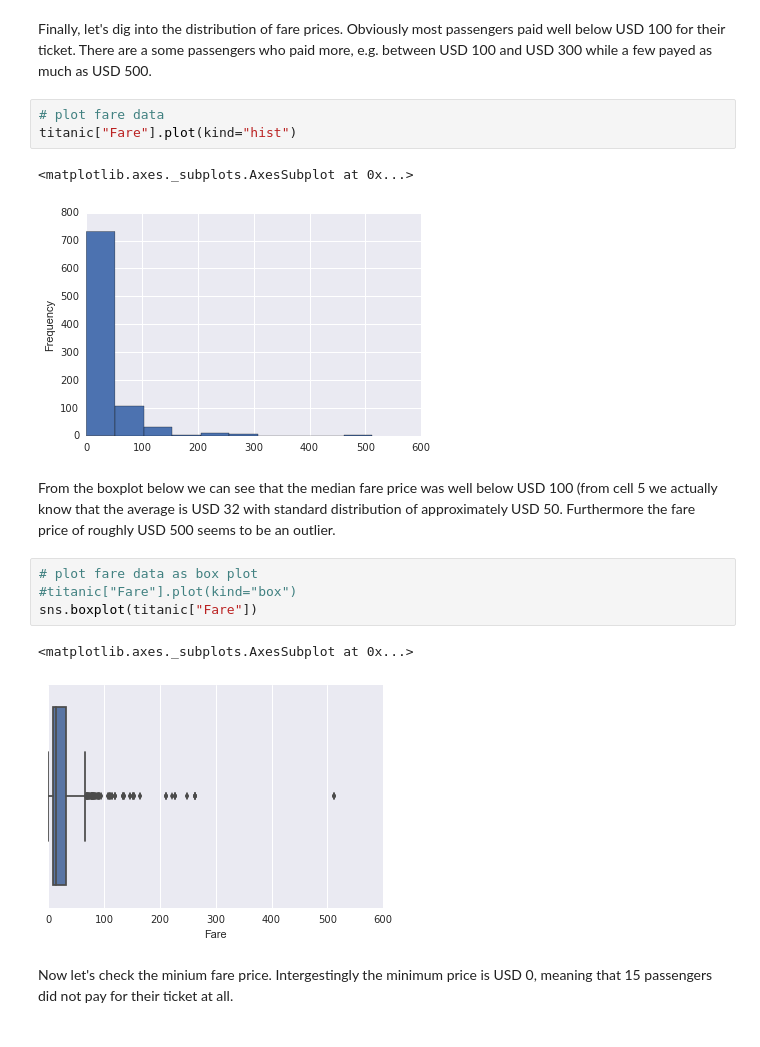
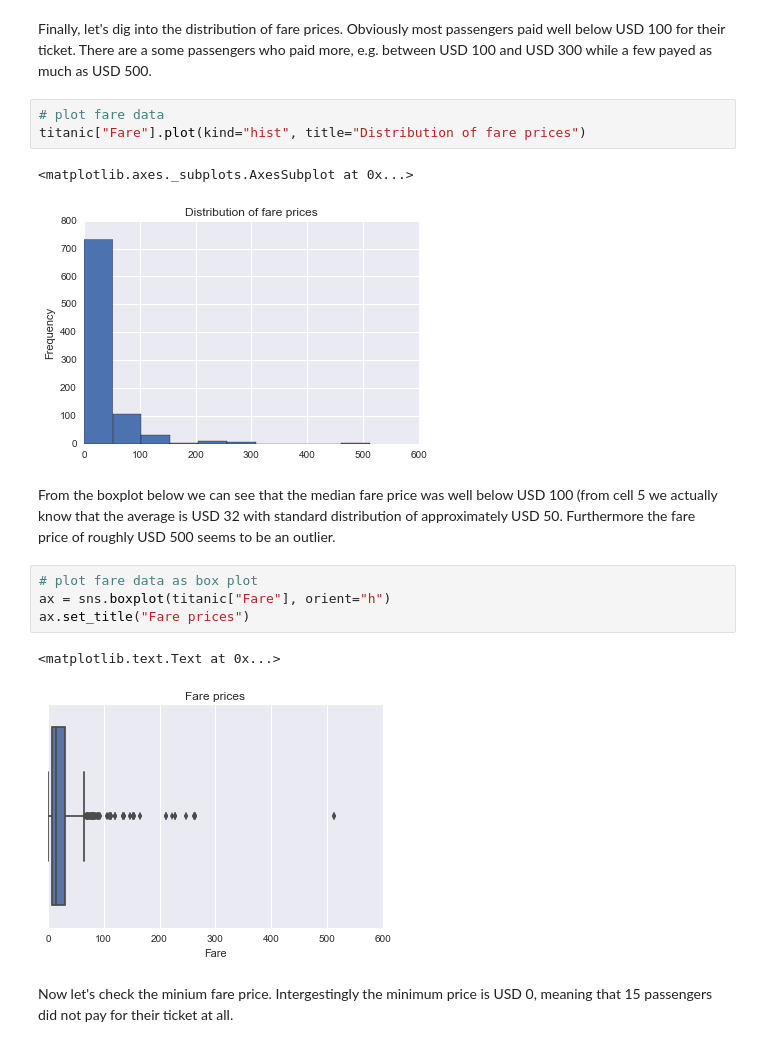
Before and after one commit to slangenbach/udacity-da-nanodegree, a Jupyter notebook: p2/P2_Analysis_and_Report.ipynb, the cells around one changed output. Cells and saved outputs as stored; diff of their text form.

Commit message:
Updated project 2
Added binning and dummies as well as advanced visualization

```diff
--- a/p2/P2_Analysis_and_Report.ipynb
+++ b/p2/P2_Analysis_and_Report.ipynb
@@ -235,19 +228,19 @@ Information for max values of Parch:
 Finally, let's dig into the distribution of fare prices. Obviously most passengers paid well below USD 100 for their ticket. There are a some passengers who paid more, e.g. between USD 100 and USD 300 while a few payed as much as USD 500.
 # %%
 # plot fare data
-titanic["Fare"].plot(kind="hist")
+titanic["Fare"].plot(kind="hist", title="Distribution of fare prices")
 # %% [output]
 <matplotlib.axes._subplots.AxesSubplot at 0x...>
-[figure, old version]
+[figure, new version]
 # %% [markdown]
 From the boxplot below we can see that the median fare price was well below USD 100 (from cell 5 we actually know that the average is USD 32 with standard distribution of approximately USD 50. Furthermore the fare price of roughly USD 500 seems to be an outlier.
 # %%
 # plot fare data as box plot
-#titanic["Fare"].plot(kind="box")
-sns.boxplot(titanic["Fare"])
+ax = sns.boxplot(titanic["Fare"], orient="h")
+ax.set_title("Fare prices")
 # %% [output]
-<matplotlib.axes._subplots.AxesSubplot at 0x...>
+<matplotlib.text.Text at 0x...>
-[figure, old version]
+[figure, new version]
 # %% [markdown]
 Now let's check the minium fare price. Intergestingly the minimum price is USD 0, meaning that 15 passengers did not pay for their ticket at all.
 # %%
```
Also changed, not shown: parts of 32 cells of this notebook.
